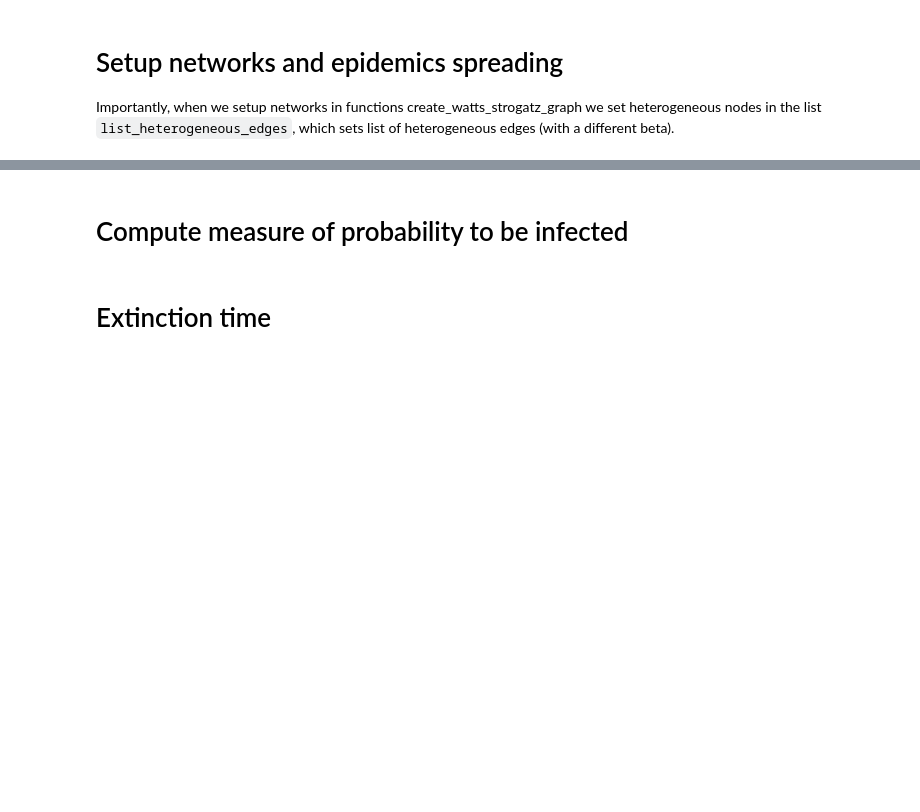
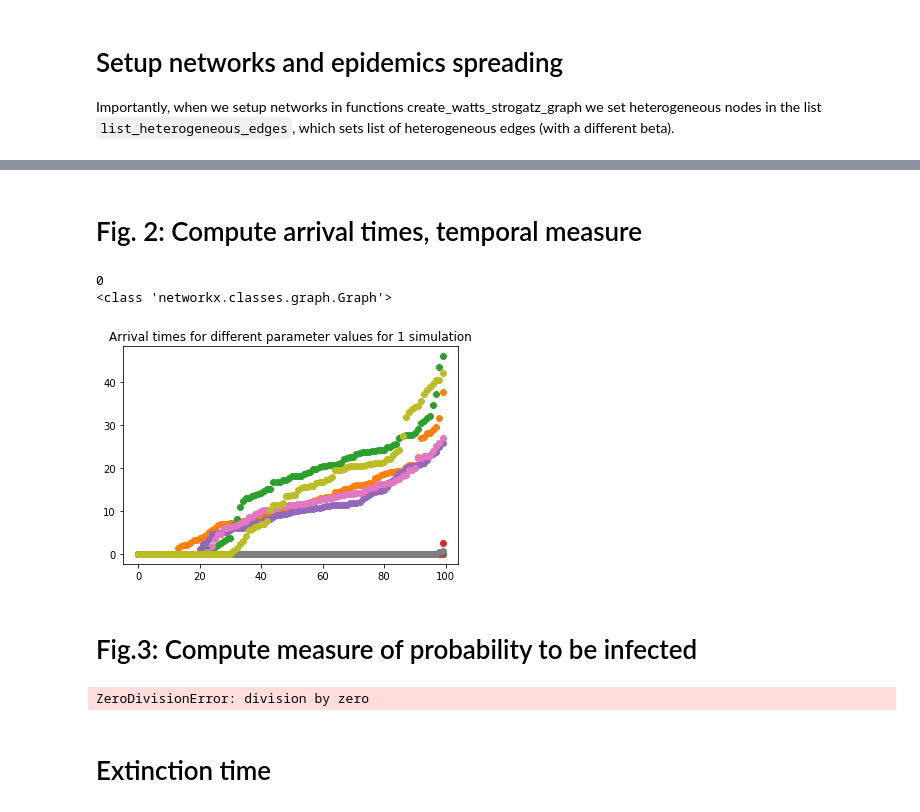
Before and after one commit to Liyubov/heterogeneous_spreading_on_network, a Jupyter notebook: heterogeneous_spreading_notebooks/heterogeneous_spreading.ipynb, the cells around one changed output, grey strips where cells are left out. Drawn from its saved outputs; the diff is of its cells as text; code cells hidden in the pictures; blank space fills up the shorter version.

```diff
--- a/heterogeneous_spreading_notebooks/heterogeneous_spreading.ipynb
+++ b/heterogeneous_spreading_notebooks/heterogeneous_spreading.ipynb
@@ -1019,14 +1106,70 @@ for i1 in range(len(list_heterogeneous_node)):
+# %% [markdown]
+# Fig. 2: Compute arrival times, temporal measure
+# %%
+
+
+#make a homogeneous network with fixed topology
+G_WS = create_watts_strogatz_graph(n,k,p, seed, beta,gamma)
+
+#G_BA = create_barabasi_albert_graph(n,m,seed,beta,gamma)
+
+list_heterogeneous_node = [1]  # one heterogeneous node induced
+
+# Define the range of the beta_ij of the heterogeneous node
+range_beta = np.arange(0.1,1.0,0.1)
+
+# Create the matrix that will contain the heterogen. nodes
+matrix=np.zeros([len(list_heterogeneous_node),len(range_beta),2])
+
+array_arrivals = np.zeros(10) #number of different beta values
+
+for i1 in range(len(list_heterogeneous_node)):
+    # Print i1 to know the advancement of the code
+    print(i1)
+
+    # Get the heterogeneous node and it edges
+    heterogeneous_node = list_heterogeneous_node[i1]
+    list_edges = list(G_WS.edges(heterogeneous_node))
+
+    for i2 in range(len(range_beta)):
+        ''' create a Graph for each value of heterogeneous beta value'''
+        beta_i=range_beta[i2]
+        edges_weight = np.ones(len(list_edges))*beta_i
+
+        G_WS_hetero = create_watts_strogatz_graph(n,k,p,seed,beta,gamma,list_infected=[],list_recovered=[], #list_heterogeneous_nodes,
+                 list_heterogeneous_edges=list_edges, heterogeneous_edges_weight= edges_weight)
+
+
+        # estimate a measure on a graph
+
+        sim_times,sim_nodes,sim_actions = run_simulation(G_WS_hetero, t0, tmax)
+
+        matrix = arrival_time(n,t0,tmax,sim_times,sim_nodes,sim_actions) #outbreak_size(n,t0,tmax,sim_times,sim_nodes,sim_actions)
+        #print((matrix)) #returns arrival times to various network nodes
+        plt.plot(np.sort(matrix), 'o')
+        #array_arrivals[:,i2] = matrix
+
+
+    #print(edges_weight)
+
+print(type(G_WS_hetero))
+#plt.plot(array_arrivals, 'o')
+plt.title('Arrival times for different parameter values for 1 simulation')
+plt.show()
+# %% [output]
+0
+<class 'networkx.classes.graph.Graph'>
+[figure, added]
 # %% [markdown]
-# Compute measure of probability to be infected
+# Fig.3:  Compute measure of probability to be infected
 # %%
 import numpy as np
 
-
-G0 = G_WS_hetero
+G0 = G_WS
 t0 = 0
 tmax = 100
 
-sim_times,sim_nodes,sim_actions = run_simulation(G_WS_hetero, t0, tmax)
+sim_times,sim_nodes,sim_actions = run_simulation(G0, t0, tmax)
 end_number_S = end_number_S(n, t0, tmax, sim_times, sim_nodes, sim_actions)#    Compute the number of S at the end of the epidemic process
 
 
@@ -1037,6 +1180,8 @@ result = compute_measure(G0,t0,tmax,list_measure) # for 1 simulation
 #TODO: to run for many simulations!!!
 
 print(type(result))
+# %% [output]
+ZeroDivisionError: division by zero
 # %% [markdown]
 # Extinction time
 # %%
```
Also changed, not shown: parts of 12 cells of this notebook.
